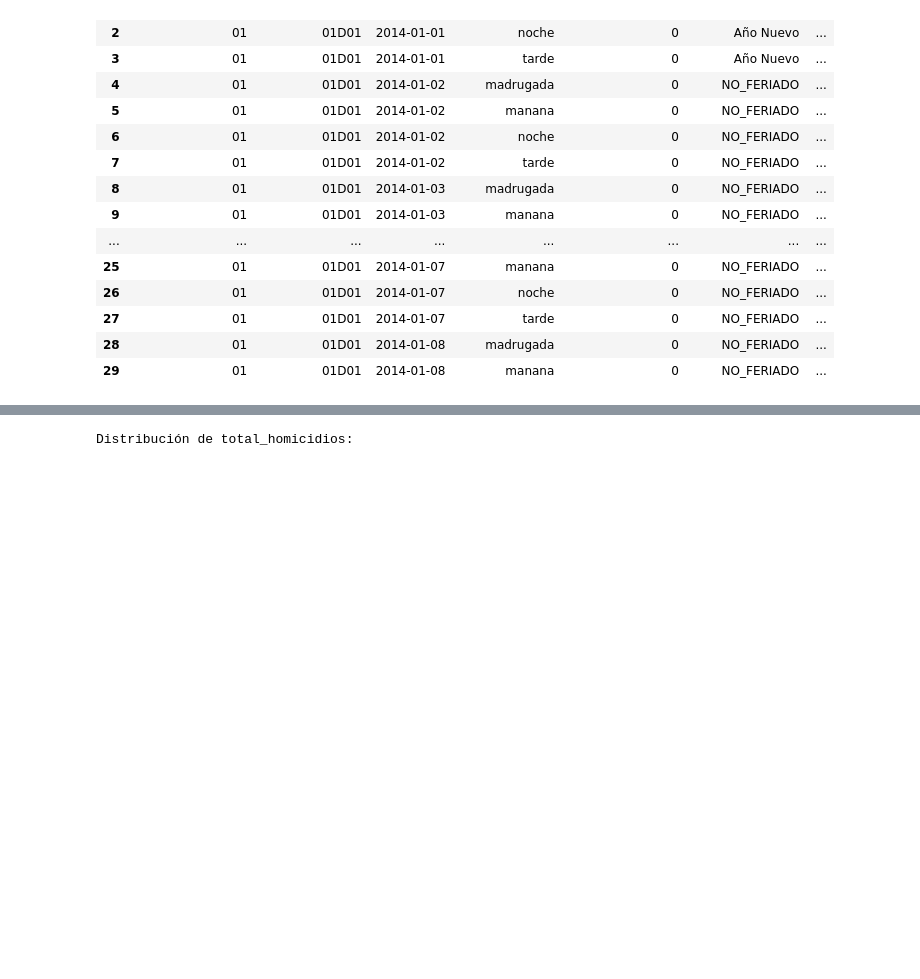
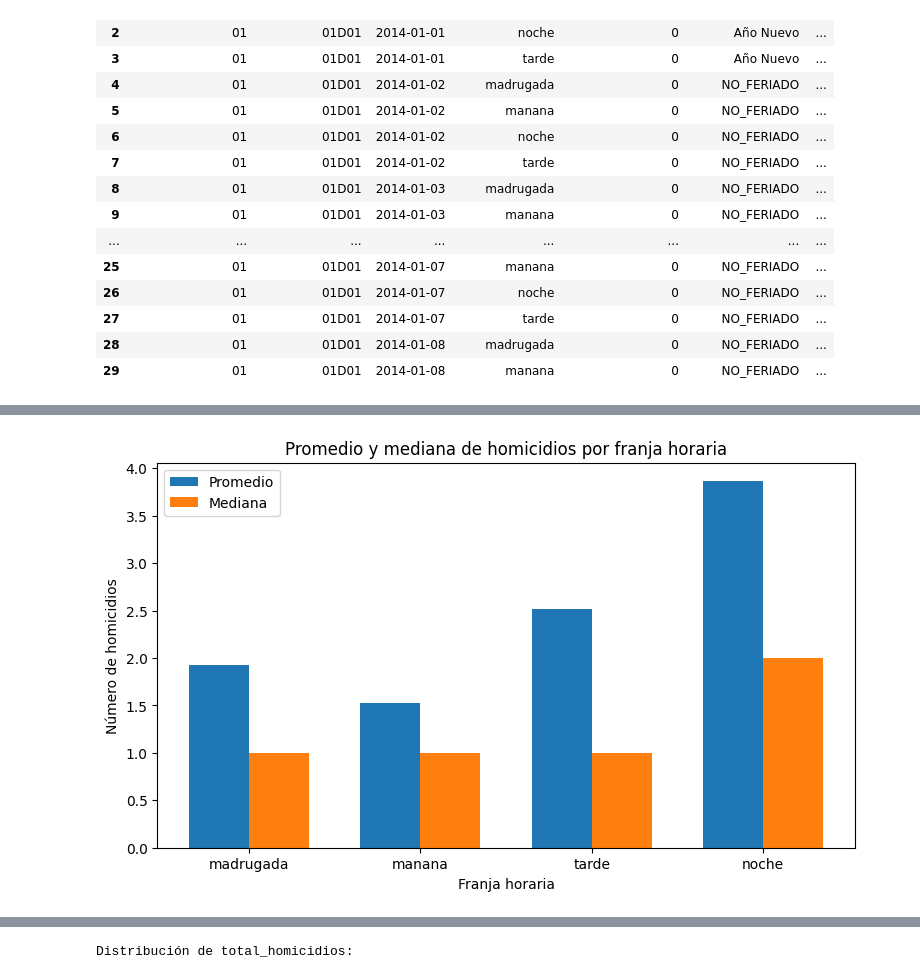
Before and after one commit to chadowsv/model-loa, a Jupyter notebook: Procesamiento_DatasetModelo.ipynb, the cells around one changed output, grey strips where cells are left out. Drawn from its saved outputs; the diff is of its cells as text; code cells hidden in the pictures; blank space fills up the shorter version.

```diff
--- a/Procesamiento_DatasetModelo.ipynb
+++ b/Procesamiento_DatasetModelo.ipynb
@@ -568,0 +740,19 @@ df_completo.head(30)
+# %%
+orden_franjas = [
+    "madrugada",
+    "manana",
+    "tarde",
+    "noche"
+]
+
+analisis_franja["franja_horaria"] = pd.Categorical(
+    analisis_franja["franja_horaria"],
+    categories=orden_franjas,
+    ordered=True
+)
+
+analisis_franja = analisis_franja.sort_values(
+    "franja_horaria"
+)
+
+display(analisis_franja)
@@ -568,0 +765,39 @@ df_completo.head(30)
+# %%
+import matplotlib.pyplot as plt
+import numpy as np
+
+x = np.arange(len(analisis_franja))
+ancho = 0.35
+
+plt.figure(figsize=(9, 5))
+
+plt.bar(
+    x - ancho/2,
+    analisis_franja["promedio_homicidios"],
+    ancho,
+    label="Promedio"
+)
+
+plt.bar(
+    x + ancho/2,
+    analisis_franja["mediana_homicidios"],
+    ancho,
+    label="Mediana"
+)
+
+plt.xticks(
+    x,
+    analisis_franja["franja_horaria"]
+)
+
+plt.title(
+    "Promedio y mediana de homicidios por franja horaria"
+)
+
+plt.xlabel("Franja horaria")
+plt.ylabel("Número de homicidios")
+
+plt.legend()
+plt.show()
+# %% [output]
+[figure, added]
```
Also changed, not shown: parts of 22 cells of this notebook.
